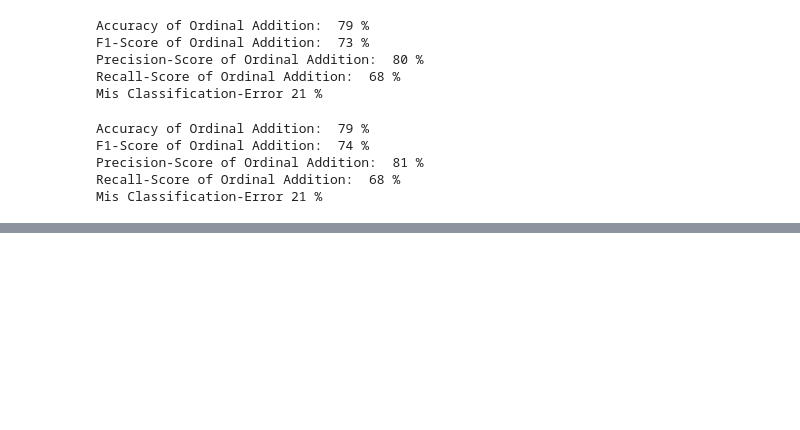
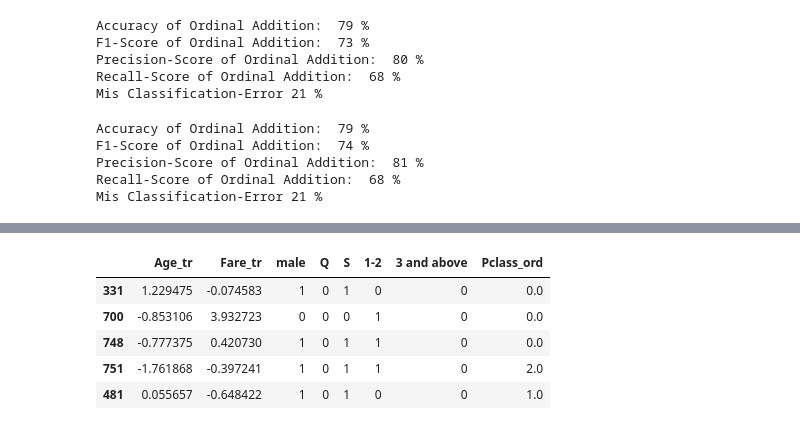
Before and after one commit to rachita27/Machine-Learning, a Jupyter notebook: Titanic Prediction.ipynb, the cells around one changed output, grey strips where cells are left out. Saved outputs shown, nothing was run; the diff lists cells and outputs as text; code cells hidden in the pictures; blank space fills up the shorter version.

```diff
--- a/Titanic Prediction.ipynb
+++ b/Titanic Prediction.ipynb
@@ -224,3 +224,10 @@ df['Age'] = df.apply(fill_age, axis=1)
+# %%
+def fill_age(row):
+    if pd.isnull(row['Age']):
+        return avg_age[row['Pclass']]
+    return row['Age']
+
+df['Age'] = df.apply(fill_age, axis=1)
 # %%
 df['Age'].isnull().any()
 # %% [output]
@@ -726,0 +838,10 @@ Mis Classification-Error 21 %
+# %%
+X_VAL_oo.head()
+# pred_val_train = model_new_l_l.predict(X_df_f)
+# %% [output]
+|  | Age_tr | Fare_tr | male | Q | S | 1-2 | 3 and above | Pclass_ord |
+| 331 | 1.229475 | -0.074583 | 1 | 0 | 1 | 0 | 0 | 0.0 |
+| 700 | -0.853106 | 3.932723 | 0 | 0 | 0 | 1 | 0 | 0.0 |
+| 748 | -0.777375 | 0.420730 | 1 | 0 | 1 | 1 | 0 | 0.0 |
+| 751 | -1.761868 | -0.397241 | 1 | 0 | 1 | 1 | 0 | 2.0 |
+| 481 | 0.055657 | -0.648422 | 1 | 0 | 1 | 0 | 0 | 1.0 |
```
Also changed, not shown: parts of 27 cells of this notebook.
